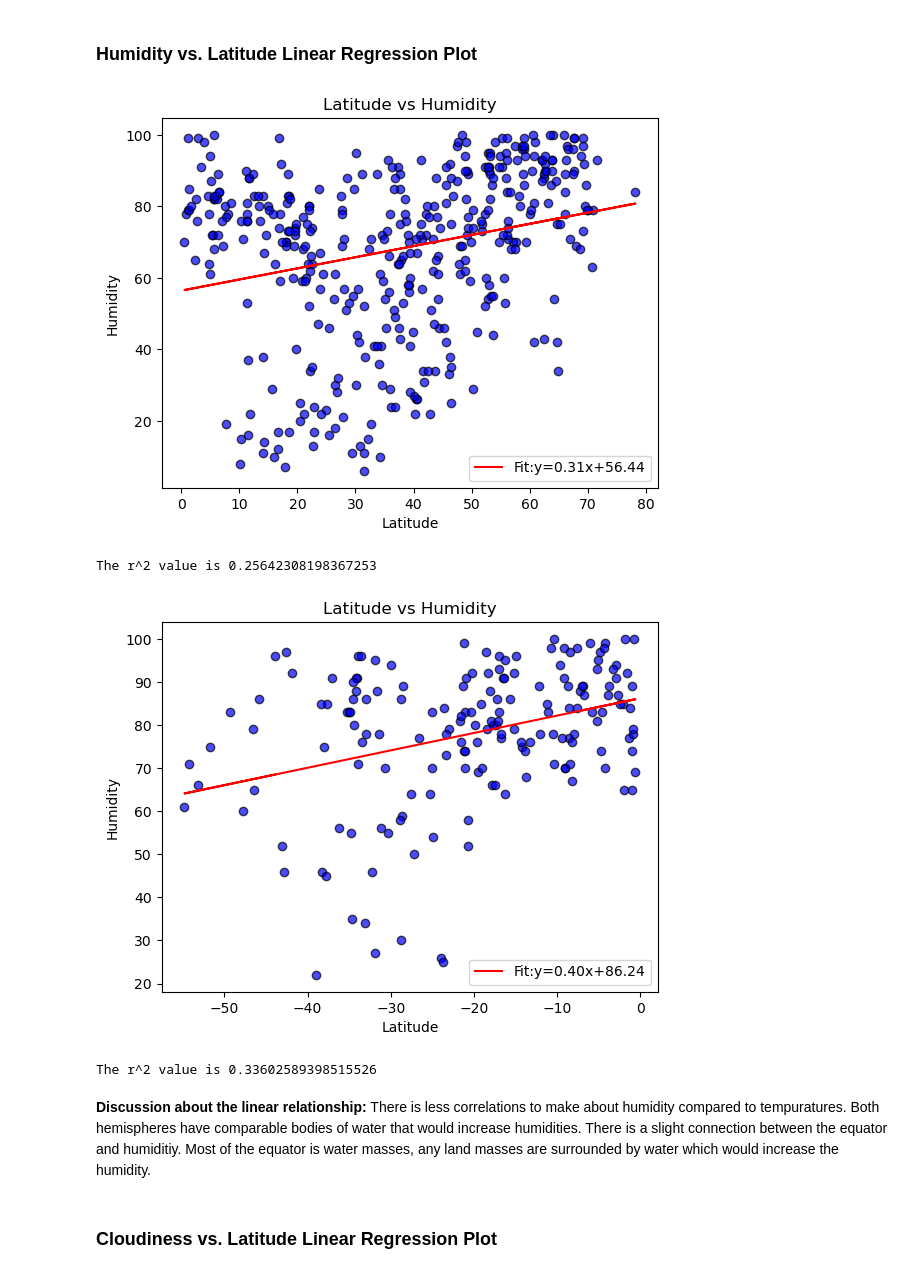
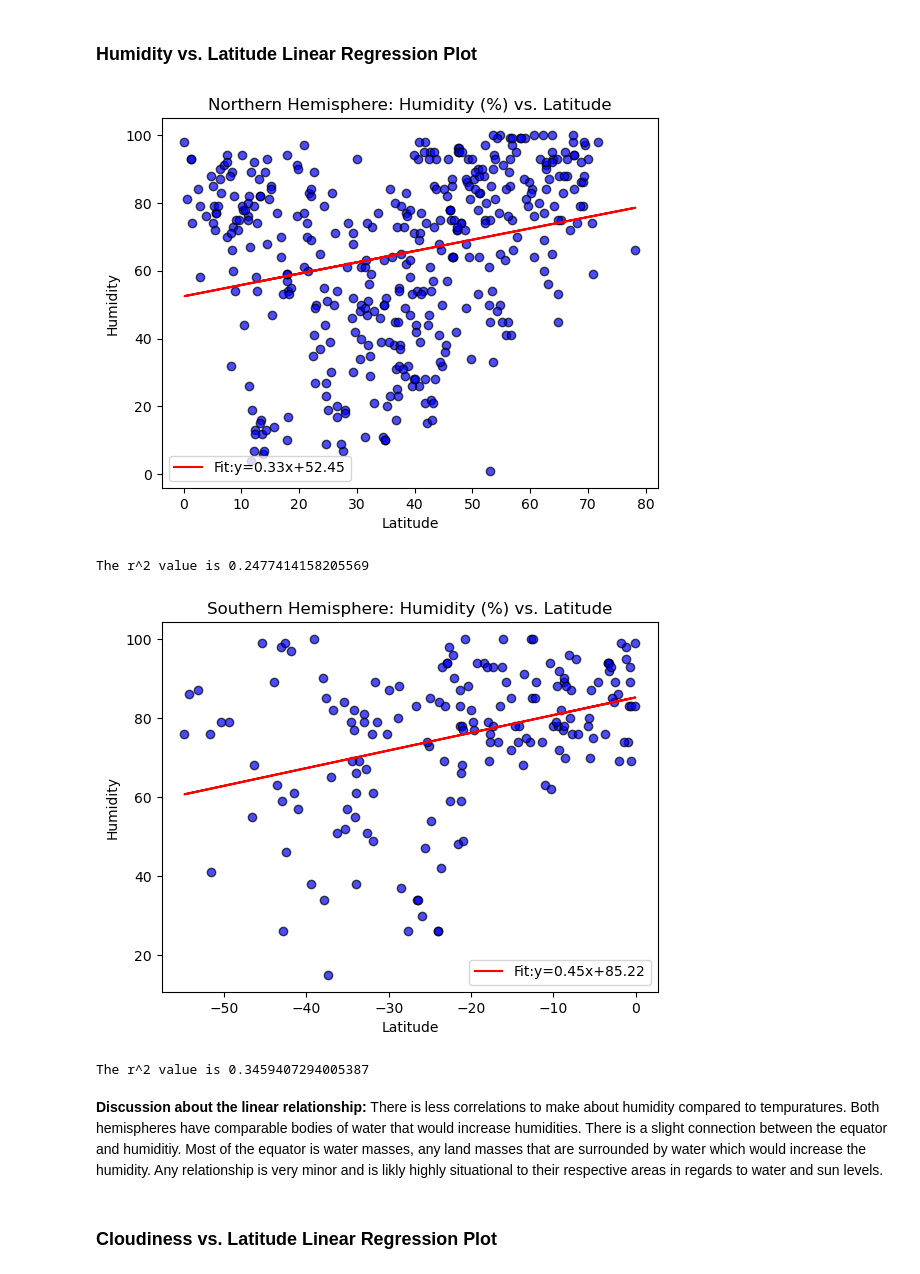
Before and after one commit to ValkyreCaine/python-api-challenge, a Jupyter notebook: WeatherPy/WeatherPy.ipynb, the cells around one changed output. Saved outputs shown, nothing was run; the diff lists cells and outputs as text; code cells hidden in the pictures.

```diff
--- a/WeatherPy/WeatherPy.ipynb
+++ b/WeatherPy/WeatherPy.ipynb
@@ -185,6 +186,6 @@ city_data_df.to_csv("cities.csv", index_label="City_ID")
 # %%
 # Read saved data
-city_data_df = pd.read_csv("cities.csv", index_col="City_ID")
+city_data_df = pd.read_csv("output data//cities.csv", index_col="City_ID")
 
 # Display sample data
 city_data_df.head()
@@ -377,31 +378,31 @@ The r^2 value is 0.6099936336527534
 # %%
 # Northern Hemisphere
 create_linear_regression_plot(
     northern_hemi_df['Lat'],
     northern_hemi_df['Humidity'],
-    'Latitude vs Humidity',
+    'Northern Hemisphere: Humidity (%) vs. Latitude',
     'Latitude',
     'Humidity',
     "nhemi_humid",
     )
 # %% [output]
-[figure, old version]
+[figure, new version]
-The r^2 value is 0.25642308198367253
+The r^2 value is 0.2477414158205569
 # %%
 # Southern Hemisphere
 create_linear_regression_plot(
     southern_hemi_df['Lat'],
     southern_hemi_df['Humidity'],
-    'Latitude vs Humidity',
+    'Southern Hemisphere: Humidity (%) vs. Latitude',
     'Latitude',
     'Humidity',
     "shemi_humid",
     )
 # %% [output]
-[figure, old version]
+[figure, new version]
-The r^2 value is 0.33602589398515526
+The r^2 value is 0.3459407294005387
 # %% [markdown]
-**Discussion about the linear relationship:** There is less correlations to make about humidity compared to tempuratures. Both hemispheres have comparable bodies of water that would increase humidities. There is a slight connection between the equator and humiditiy. Most of the equator is water masses, any land masses are surrounded by water which would increase the humidity.
+**Discussion about the linear relationship:** There is less correlations to make about humidity compared to tempuratures. Both hemispheres have comparable bodies of water that would increase humidities. There is a slight connection between the equator and humiditiy. Most of the equator is water masses, any land masses that are surrounded by water which would increase the humidity. Any relationship is very minor and is likly highly situational to their respective areas in regards to water and sun levels.
 # %% [markdown]
 ### Cloudiness vs. Latitude Linear Regression Plot
 # %%
```
Also changed, not shown: parts of 21 cells of this notebook, 18 other files.
